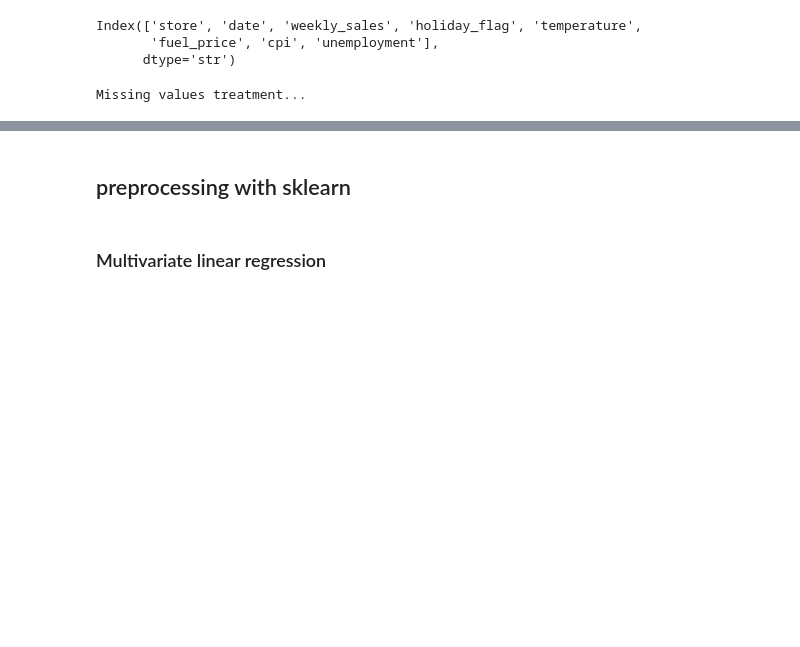
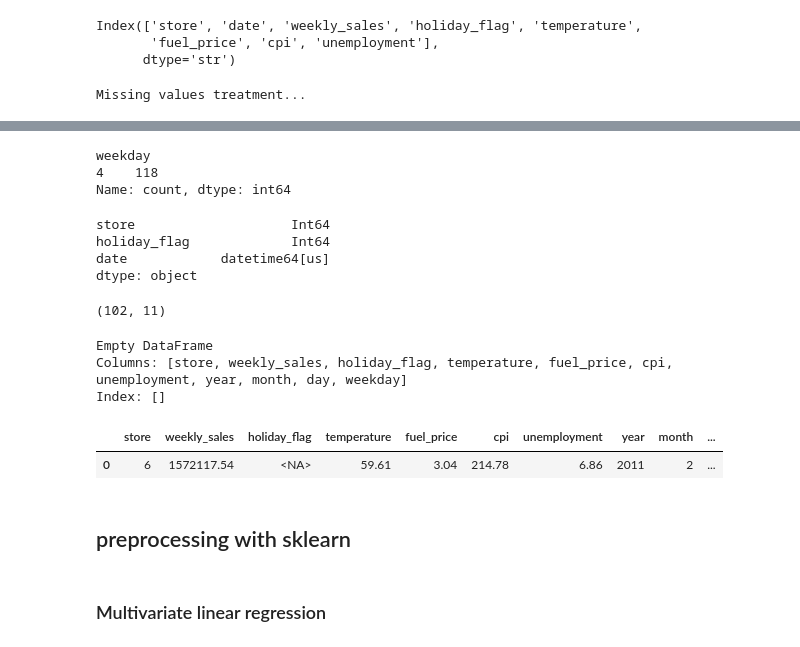
Before and after one commit to helene-mourez/WALMART_SALES, a Jupyter notebook: 04_walmart_sales_lr + cv + treshold + L1 L2 copy.ipynb, the cells around one changed output, grey strips where cells are left out. Cells and saved outputs as stored; diff of their text form; code cells hidden in the pictures; blank space fills up the shorter version.

```diff
--- a/04_walmart_sales_lr + cv + treshold + L1 L2.ipynb
+++ b/04_walmart_sales_lr + cv + treshold + L1 L2 copy.ipynb
@@ -58,4 +58,4 @@ Missing values treatment...
 # %%
 categories = ['store', 'holiday_flag']
 
-df[categories] = df[categories].astype('int') # convert categories in integers, avoid error "Cannot convert non-finite values".
+df[categories] = df[categories].astype('Int64') # convert categories in integers, avoid error "Cannot convert non-finite values".
@@ -74,7 +80,16 @@ df['month'] = df['date'].dt.month
 df['day'] = df['date'].dt.day
 df['weekday'] = df['date'].dt.dayofweek
 print(df['weekday'].value_counts(dropna=False))
+# %% [output]
+weekday
+4    118
+Name: count, dtype: int64
 # %%
 numerical_cols = ['fuel_price', 'cpi', 'unemployment']
 df[numerical_cols] = df[numerical_cols].round(2)
 print(df[categories + ['date']].dtypes)
+# %% [output]
+store                    Int64
+holiday_flag             Int64
+date            datetime64[us]
+dtype: object
@@ -91,6 +104,24 @@ sigma = df['unemployment'].std()
 mask = df['unemployment'].between(mean - 3 * sigma, mean + 3 * sigma)
 df = df[mask]
 print(df.shape)
+# %% [output]
+(102, 11)
+# %%
+### drop store 11
+count = df['store'].value_counts()
+count[count < 2]
+df = df.drop(df[df['store'] < 2].index)
+df['store'].value_counts()
+mask = df['store'].isin(count[count < 2].index)
+df = df.drop(df[mask].index)
+print(df[df['store'] < 2])
+df.head(1)
+# %% [output]
+Empty DataFrame
+Columns: [store, weekly_sales, holiday_flag, temperature, fuel_price, cpi, unemployment, year, month, day, weekday]
+Index: []
+|  | store | weekly_sales | holiday_flag | temperature | fuel_price | cpi | unemployment | year | month | ... |
+| 0 | 6 | 1572117.54 | <NA> | 59.61 | 3.04 | 214.78 | 6.86 | 2011 | 2 | ... |
 # %% [markdown]
 ## preprocessing with sklearn
 # %% [markdown]
```
Also changed, not shown: parts of 30 cells of this notebook, 3 other files.
